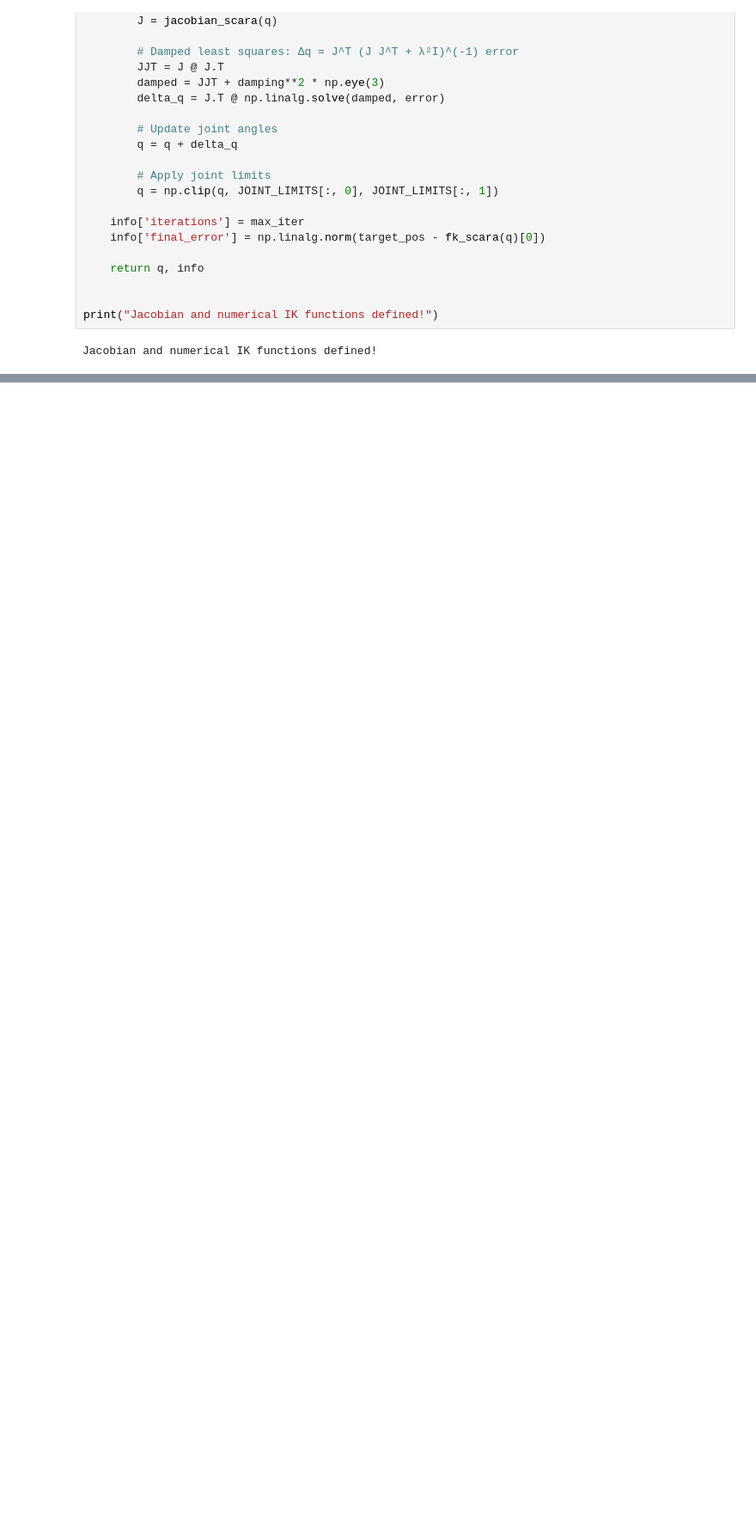
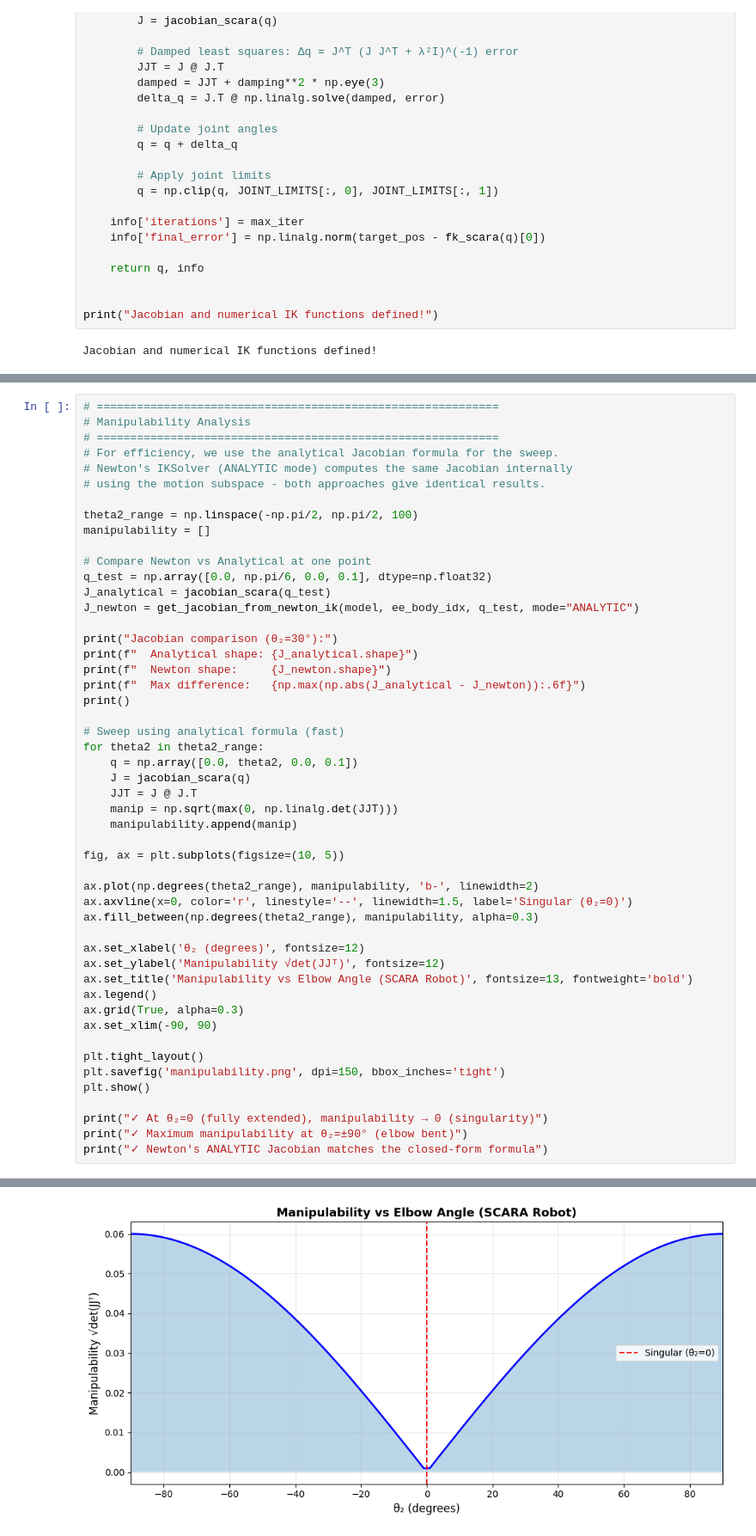
Before and after one commit to nvidia-beer/newton, a Jupyter notebook: tutorial/08_inverse_kinematics.ipynb, the cells around one changed output, grey strips where cells are left out. Shown at 86% size. Drawn from its saved outputs; the diff is of its cells as text; blank space fills up the shorter version.

```diff
--- a/tutorial/08_inverse_kinematics.ipynb
+++ b/tutorial/08_inverse_kinematics.ipynb
@@ -1295,0 +1409,51 @@ HTML(value='<div id="6ca05cda-9b3e-4027-938e-0e6d1766f901"><style onload="eval(a
+# %%
+# ============================================================
+# Manipulability Analysis
+# ============================================================
+# For efficiency, we use the analytical Jacobian formula for the sweep.
+# Newton's IKSolver (ANALYTIC mode) computes the same Jacobian internally
+# using the motion subspace - both approaches give identical results.
+
+theta2_range = np.linspace(-np.pi/2, np.pi/2, 100)
+manipulability = []
+
+# Compare Newton vs Analytical at one point
+q_test = np.array([0.0, np.pi/6, 0.0, 0.1], dtype=np.float32)
+J_analytical = jacobian_scara(q_test)
+J_newton = get_jacobian_from_newton_ik(model, ee_body_idx, q_test, mode="ANALYTIC")
+
+print("Jacobian comparison (θ₂=30°):")
+print(f"  Analytical shape: {J_analytical.shape}")
+print(f"  Newton shape:     {J_newton.shape}")
+print(f"  Max difference:   {np.max(np.abs(J_analytical - J_newton)):.6f}")
+print()
+
+# Sweep using analytical formula (fast)
+for theta2 in theta2_range:
+    q = np.array([0.0, theta2, 0.0, 0.1])
+    J = jacobian_scara(q)
+    JJT = J @ J.T
+    manip = np.sqrt(max(0, np.linalg.det(JJT)))
+    manipulability.append(manip)
+
+fig, ax = plt.subplots(figsize=(10, 5))
+
+ax.plot(np.degrees(theta2_range), manipulability, 'b-', linewidth=2)
+ax.axvline(x=0, color='r', linestyle='--', linewidth=1.5, label='Singular (θ₂=0)')
+ax.fill_between(np.degrees(theta2_range), manipulability, alpha=0.3)
+
+ax.set_xlabel('θ₂ (degrees)', fontsize=12)
+ax.set_ylabel('Manipulability √det(JJᵀ)', fontsize=12)
+ax.set_title('Manipulability vs Elbow Angle (SCARA Robot)', fontsize=13, fontweight='bold')
+ax.legend()
+ax.grid(True, alpha=0.3)
+ax.set_xlim(-90, 90)
+
+plt.tight_layout()
+plt.savefig('manipulability.png', dpi=150, bbox_inches='tight')
+plt.show()
+
+print("✓ At θ₂=0 (fully extended), manipulability → 0 (singularity)")
+print("✓ Maximum manipulability at θ₂=±90° (elbow bent)")
+print("✓ Newton's ANALYTIC Jacobian matches the closed-form formula")
+# %% [output]
@@ -1295,0 +1464 @@ HTML(value='<div id="6ca05cda-9b3e-4027-938e-0e6d1766f901"><style onload="eval(a
+[figure, added]
```
Also changed, not shown: parts of 52 cells of this notebook.
